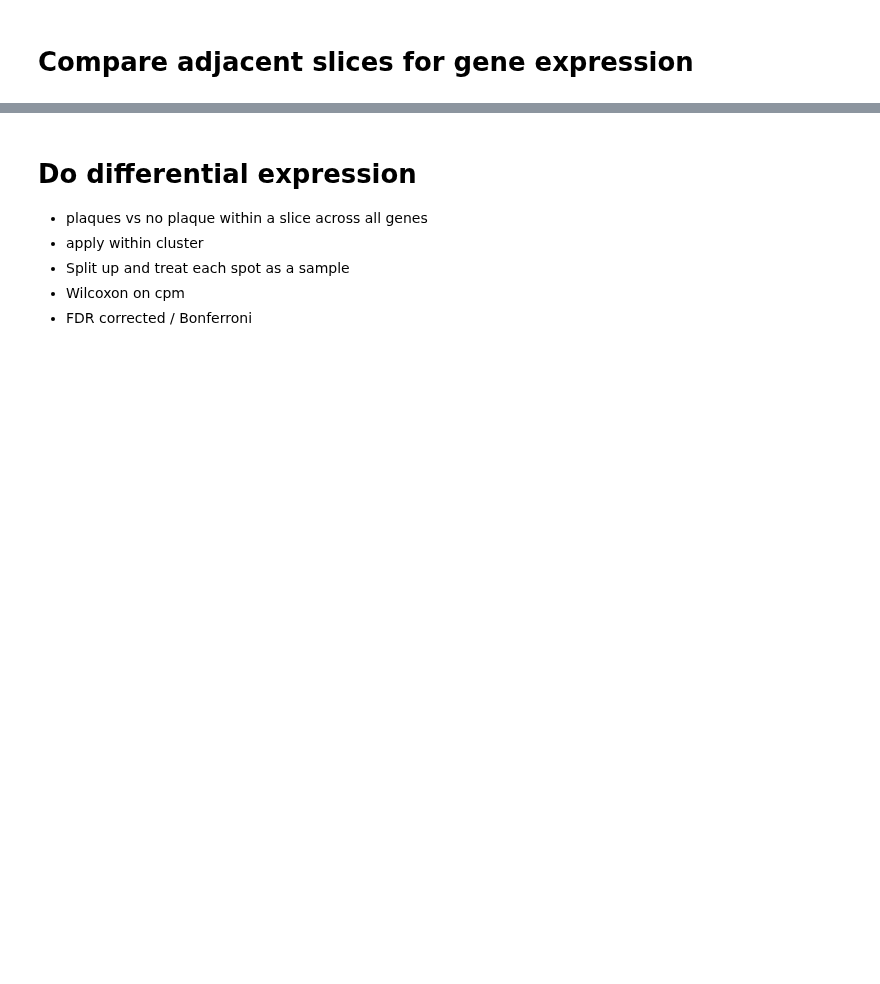
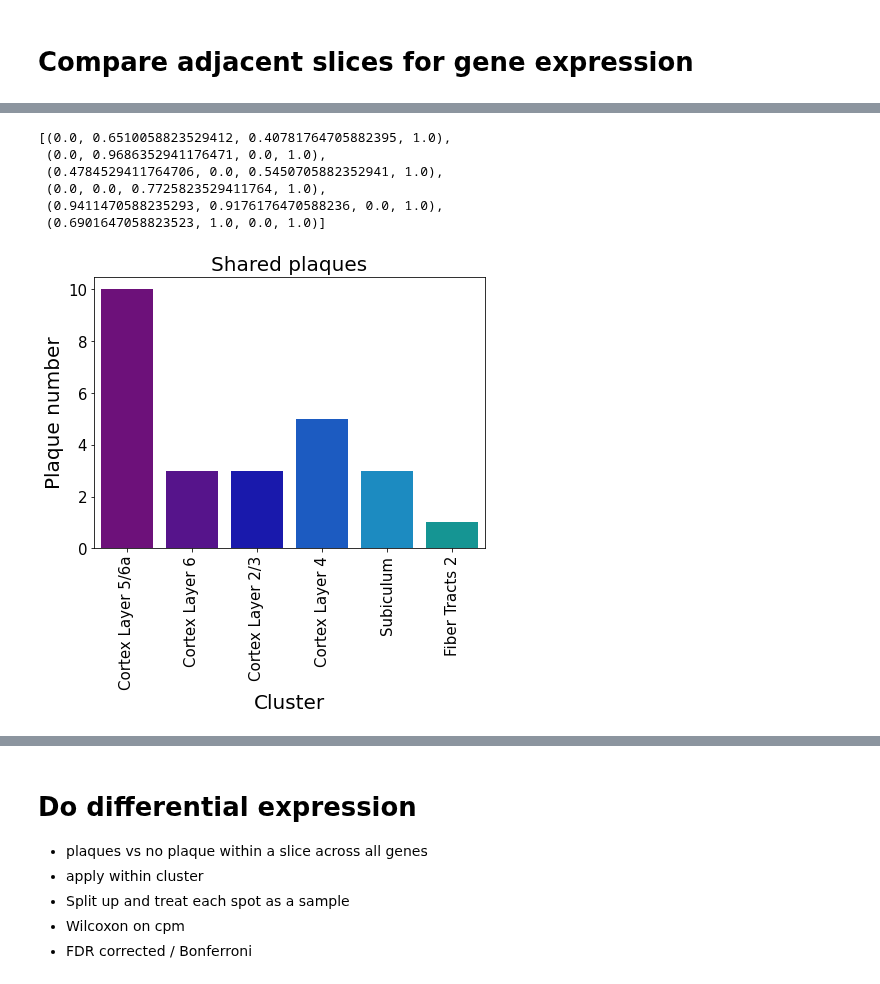
Before and after one commit to dmnburrows/spatial_transcriptomics, a Jupyter notebook: plaque_DE.ipynb, the cells around one changed output, grey strips where cells are left out. Drawn from its saved outputs; the diff is of its cells as text; code cells hidden in the pictures; blank space fills up the shorter version.

```diff
--- a/plaque_DE.ipynb
+++ b/plaque_DE.ipynb
@@ -510,2 +385,6 @@ Number of genes: 13096
 # %% [markdown]
 # Compare adjacent slices for gene expression
+# %%
+og_df, og_gene_df = run_('030-B')
+clust_lab = og_df['cluster'].values
+reg_lab = np.asarray(og_df.groupby('cluster').first()['anot'])
@@ -511,0 +552,40 @@ Number of genes: 13096
+# %%
+new_ord_col = [col_v[np.where(np.unique(cat_filt['anot'])[i] == col_ord)[0][0]] for i in range(len(np.unique(cat_filt['anot'])))]
+new_ord_col
+# %% [output]
+[(0.0, 0.6510058823529412, 0.40781764705882395, 1.0),
+ (0.0, 0.9686352941176471, 0.0, 1.0),
+ (0.4784529411764706, 0.0, 0.5450705882352941, 1.0),
+ (0.0, 0.0, 0.7725823529411764, 1.0),
+ (0.9411470588235293, 0.9176176470588236, 0.0, 1.0),
+ (0.6901647058823523, 1.0, 0.0, 1.0)]
+# %%
+#Look at distribution of plaques across clusters
+#-----------------------------------------------
+cat_df=pd.DataFrame()
+clust_df=pd.DataFrame()
+
+cat_df = og_df.iloc[shared]
+clust_df['plaque'] = cat_df.groupby('cluster').sum()['plaque']
+clust_df['region'] = cat_df.groupby('cluster').first()['anot']
+clust_df['total spots'] = cat_df.groupby('cluster').count()['plaque']
+clust_df['percent of spots'] = clust_df['plaque']/clust_df['total spots'] *100
+clust_df['percent of spots'] = clust_df['percent of spots'].round(2)
+clust_df['percent of all plaques'] = clust_df['plaque']/clust_df['plaque'].sum() *100
+clust_df['percent of all plaques'] = clust_df['percent of all plaques'].round(2)
+
+
+fig, ax = plt.subplots(figsize=(7,5))
+plt.title('Shared plaques', fontsize=20)
+sns.barplot(clust_df, x='region', y= "plaque", palette=col_v)# order=clust_df.sort_values('region', ascending=True).region, palette=z)
+#label x axis
+plt.ylabel('Plaque number', fontsize=20)
+plt.xlabel('Cluster', fontsize=20)
+# change tick label size
+plt.xticks(fontsize=15)
+plt.yticks(fontsize=15)
+plt.xticks(rotation=90)
+plt.savefig(s_fig + 'plaque-overlap-barplot.svg', transparent=True)
+plt.show()
+# %% [output]
+[figure, added]
```
Also changed, not shown: parts of 58 cells of this notebook, 1 other file.
